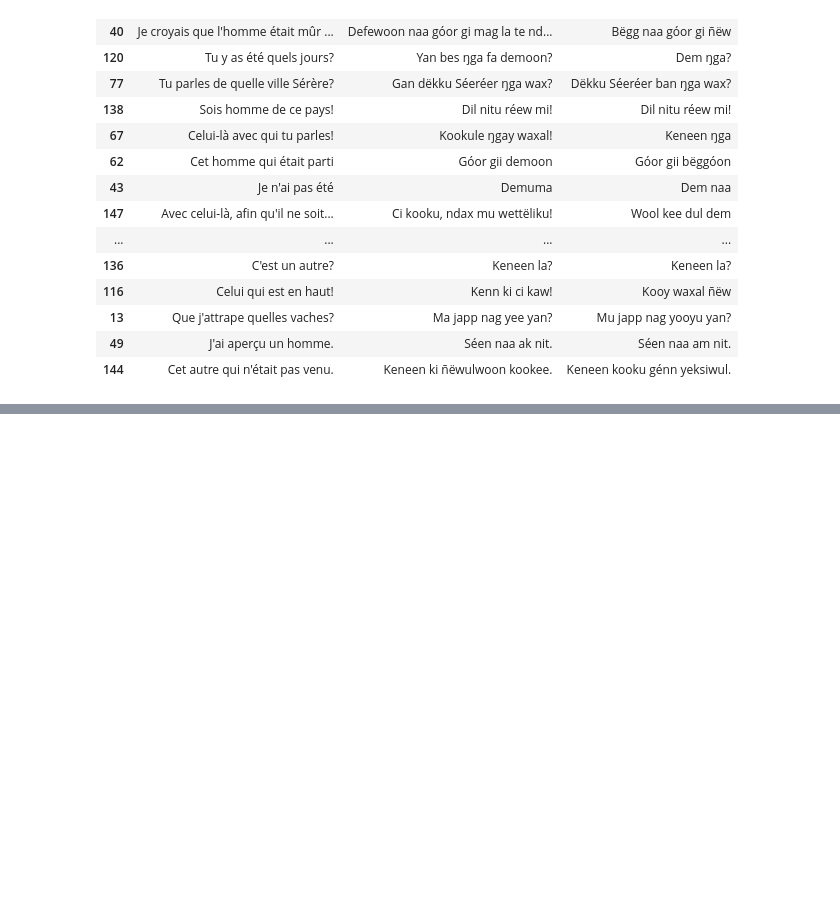
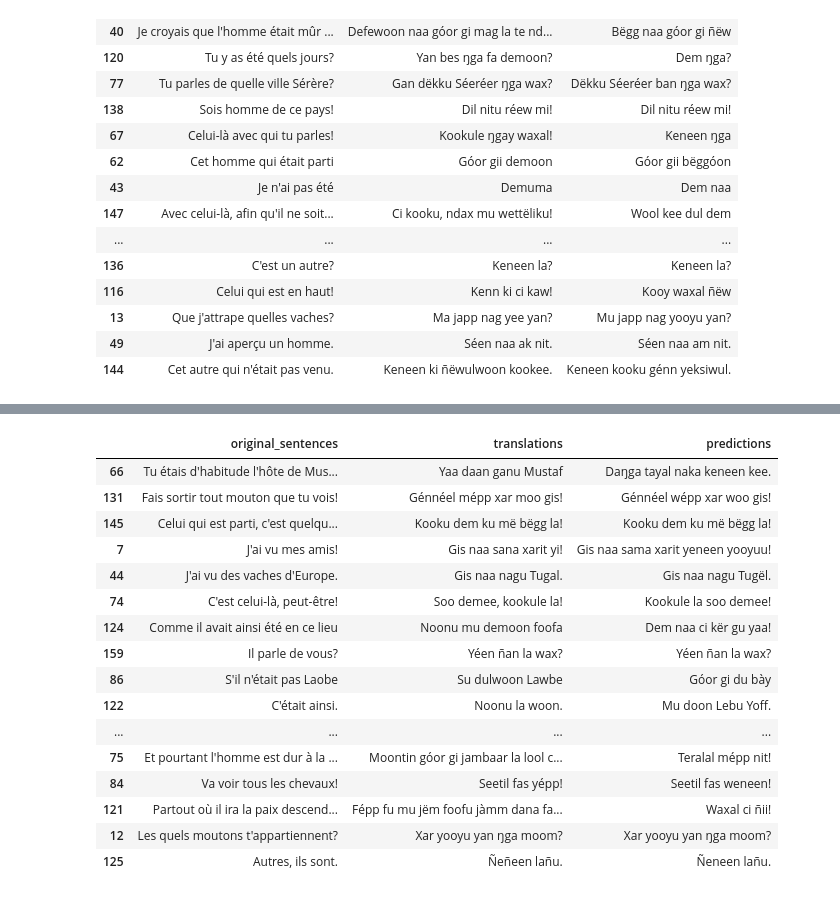
Before and after one commit to Oumar199/Wolof_traduction, a Jupyter notebook: fw_training_t5_small_custom_train_best_model_v3.ipynb, the cells around one changed output, grey strips where cells are left out. Saved outputs shown, nothing was run; the diff lists cells and outputs as text; code cells hidden in the pictures; blank space fills up the shorter version.

```diff
--- a/fw_training_t5_small_custom_train_best_model_v3.ipynb
+++ b/fw_training_t5_small_custom_train_best_model_v3.ipynb
@@ -448,0 +468,22 @@ df_ft_to_wf[1].sample(100)
+# %%
+# let us display 100 samples
+pd.options.display.max_rows = 100
+df_ft_to_wf[1].sample(100)
+# %% [output]
+|  | original_sentences | translations | predictions |
+| 66 | Tu étais d'habitude l'hôte de Mus... | Yaa daan ganu Mustaf | Daŋga tayal naka keneen kee. |
+| 131 | Fais sortir tout mouton que tu vois! | Génnéel mépp xar moo gis! | Génnéel wépp xar woo gis! |
+| 145 | Celui qui est parti, c'est quelqu... | Kooku dem ku më bëgg la! | Kooku dem ku më bëgg la! |
+| 7 | J'ai vu mes amis! | Gis naa sana xarit yi! | Gis naa sama xarit yeneen yooyuu! |
+| 44 | J'ai vu des vaches d'Europe. | Gis naa nagu Tugal. | Gis naa nagu Tugël. |
+| 74 | C'est celui-là, peut-être! | Soo demee, kookule la! | Kookule la soo demee! |
+| 124 | Comme il avait ainsi été en ce lieu | Noonu mu demoon foofa | Dem naa ci kër gu yaa! |
+| 159 | Il parle de vous? | Yéen ñan la wax? | Yéen ñan la wax? |
+| 86 | S'il n'était pas Laobe | Su dulwoon Lawbe | Góor gi du bày |
+| 122 | C'était ainsi. | Noonu la woon. | Mu doon Lebu Yoff. |
+| ... | ... | ... | ... |
+| 75 | Et pourtant l'homme est dur à la ... | Moontin góor gi jambaar la lool c... | Teralal mépp nit! |
+| 84 | Va voir tous les chevaux! | Seetil fas yépp! | Seetil fas weneen! |
+| 121 | Partout où il ira la paix descend... | Fépp fu mu jëm foofu jàmm dana fa... | Waxal ci ñii! |
+| 12 | Les quels moutons t'appartiennent? | Xar yooyu yan ŋga moom? | Xar yooyu yan ŋga moom? |
+| 125 | Autres, ils sont. | Ñeñeen lañu. | Ñeneen lañu. |
```
Also changed, not shown: parts of 11 cells of this notebook, 14 other files.
